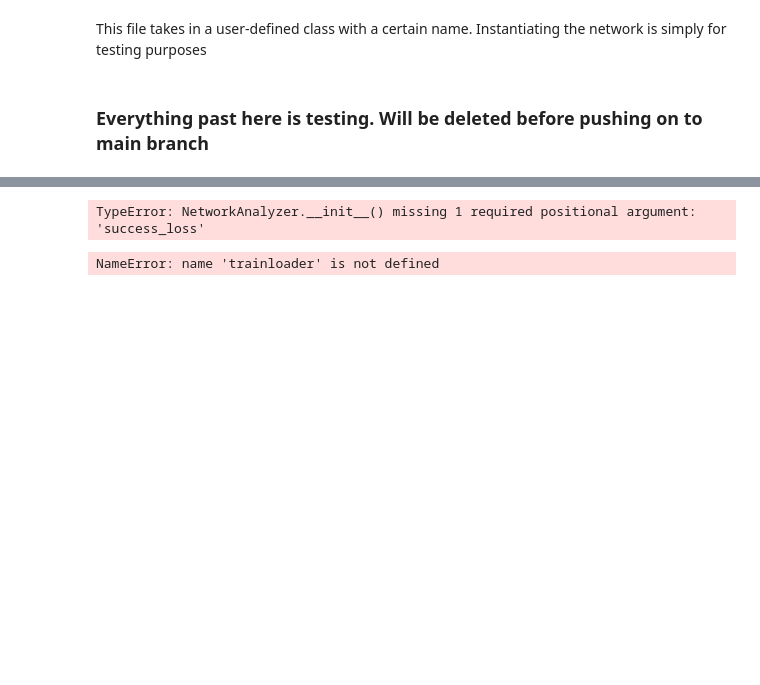
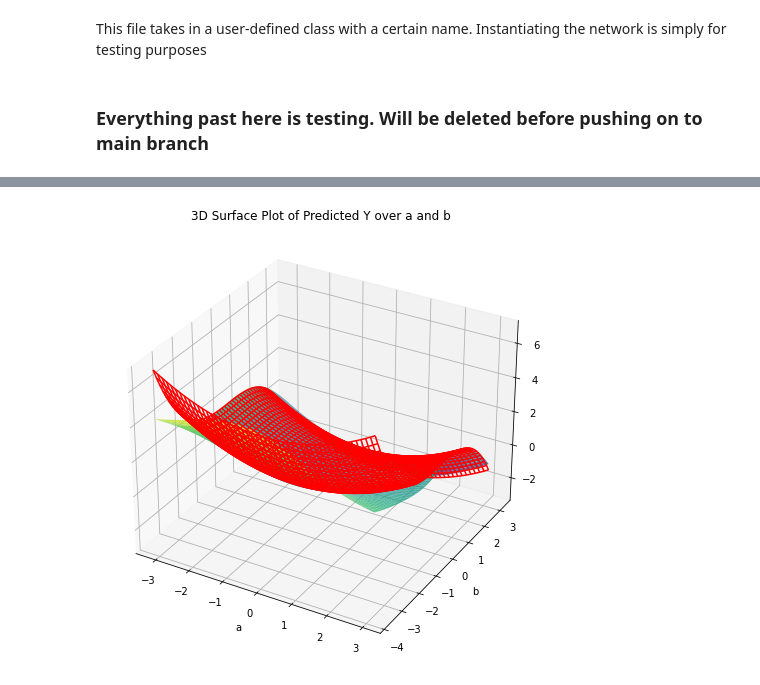
Before and after one commit to simoncole/GWAS-approach-to-NN-interp, a Jupyter notebook: NetworkAnalyzer.ipynb, the cells around one changed output, grey strips where cells are left out. Drawn from its saved outputs; the diff is of its cells as text; code cells hidden in the pictures; blank space fills up the shorter version.

```diff
--- a/NetworkAnalyzer.ipynb
+++ b/NetworkAnalyzer.ipynb
@@ -361,5 +502,0 @@ criterion = nn.CrossEntropyLoss()
-# %%
-analyzer = NetworkAnalyzer(Net,2, max_attempts=3)
-analyzer.generate_networks(trainloader, testloader, 5, criterion)
-# %% [output]
-TypeError: NetworkAnalyzer.__init__() missing 1 required positional argument: 'success_loss'
@@ -369,5 +502,0 @@ analyzer3.generate_networks_parallel(trainloader, testloader, 5, criterion, 0.00
-# %%
-analyzer2 = NetworkAnalyzer(Net,1, 1.5, max_attempts=1)
-analyzer2.generate_networks_GPU(trainloader, testloader, 2, criterion, 0.001, 0.9)
-# %% [output]
-NameError: name 'trainloader' is not defined
@@ -373,0 +516,59 @@ NameError: name 'trainloader' is not defined
+# %%
+NUM_BINS = 100
+
+working_networks_path = "WorkingNetworks/working_networks.pt"
+broken_networks_path = "BrokenNetworks/broken_networks.pt"
+
+#Load in the networks
+loaded_state_dict = torch.load(working_networks_path)
+
+#create new instantiations to contain the saved networks
+num_networks = len(loaded_state_dict)
+networks = []
+for n in range(num_networks):
+    networks.append(LargerNet())
+
+for i, network in enumerate(networks):
+    state_dict_key = f'network_{i+1}'
+    network.load_state_dict(loaded_state_dict[state_dict_key])
+# %%
+from mpl_toolkits.mplot3d import Axes3D
+
+def target_function(a, b):
+    return (1/5) * a**2 - (1/10) * b**3
+
+
+# Create a grid of values
+a_range = np.linspace(a_tensor.min(), a_tensor.max(), 50)
+b_range = np.linspace(b_tensor.min(), b_tensor.max(), 50)
+A, B = np.meshgrid(a_range, b_range)
+grid = np.c_[A.ravel(), B.ravel()]
+grid_tensor = torch.tensor(grid, dtype=torch.float32)
+
+# Get predictions
+network.eval()
+with torch.no_grad():
+    y_pred_grid = network(grid_tensor).numpy()
+
+# Reshape predictions to match grid
+Y_pred_grid = y_pred_grid.reshape(A.shape)
+
+# Plot the surface
+fig = plt.figure(figsize=(10, 8))
+ax = fig.add_subplot(111, projection='3d')
+ax.plot_surface(A, B, Y_pred_grid, cmap='viridis', alpha=0.8)
+
+# Optionally plot the actual target function for comparison
+# Compute actual Y values using the target function
+Y_actual_grid = target_function(A, B)
+
+# Plot the actual surface
+ax.plot_wireframe(A, B, Y_actual_grid, color='r', label='Actual Function')
+
+ax.set_xlabel('a')
+ax.set_ylabel('b')
+ax.set_zlabel('Predicted Y')
+plt.title('3D Surface Plot of Predicted Y over a and b')
+plt.show()
+# %% [output]
+[figure, added]
```
Also changed, not shown: parts of 10 cells of this notebook, 3 other files.
